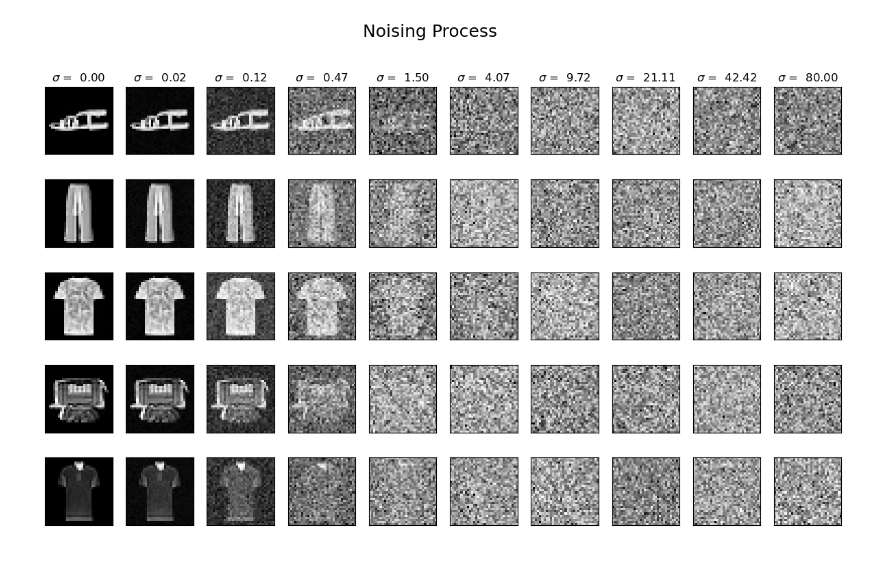
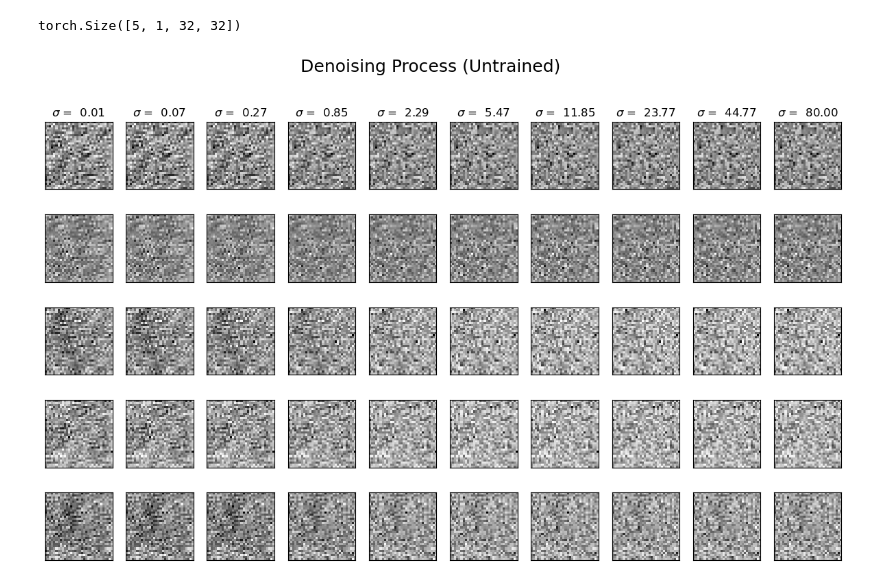
Before and after one commit to chrisfinlay/ddpm, a Jupyter notebook: project.ipynb, the cells around one changed output. Cells and saved outputs as stored; diff of their text form; code cells hidden in the pictures.

```diff
--- a/project.ipynb
+++ b/project.ipynb
@@ -32,7 +36,3 @@ noisy_imgs = utils.noising_process(imgs, sigmas)
-# %%
-utils.plot_imgs(noisy_imgs, sigmas, plot_name="noising_process", plot_title="Noising Process")
-# %% [output]
-[figure, removed]
 # %%
 sigma_data = info.sigma_data.to(device)
 
@@ -50,3 +50,16 @@ def c_noise(sigma):
 
 def N(y, sigma):
     return y + sigma * torch.randn(*y.shape, device=device)
+# %%
+model = Model(image_channels=1, nb_channels=64, num_blocks=3, cond_channels=64).to(device)
+F = model.forward
+
+def D(x, sigma):
+    return c_skip(sigma[:,None,None,None]) * x + c_out(sigma[:,None,None,None]) * F(c_in(sigma[:,None,None,None]) * x, c_noise(sigma))
+# %%
+sigmas = utils.build_sigma_schedule(50).to(device)
+denoised_imgs = utils.generate_images(5, imgs.shape[1:], sigmas, D, include_steps=True, device=device)
+utils.plot_imgs(denoised_imgs[1::5], sigmas[::5], plot_name="denoising_process_untrained", plot_title="Denoising Process (Untrained)")
+# %% [output]
+torch.Size([5, 1, 32, 32])
+[figure, added]
```
Also changed, not shown: parts of 7 cells of this notebook, 3 other files.
